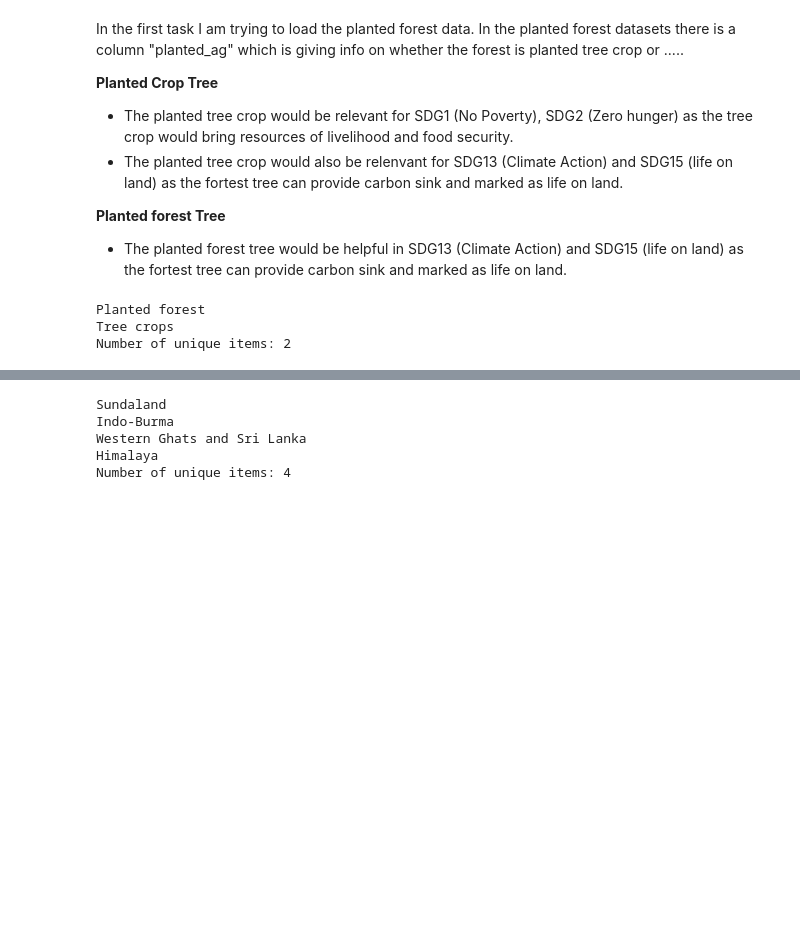
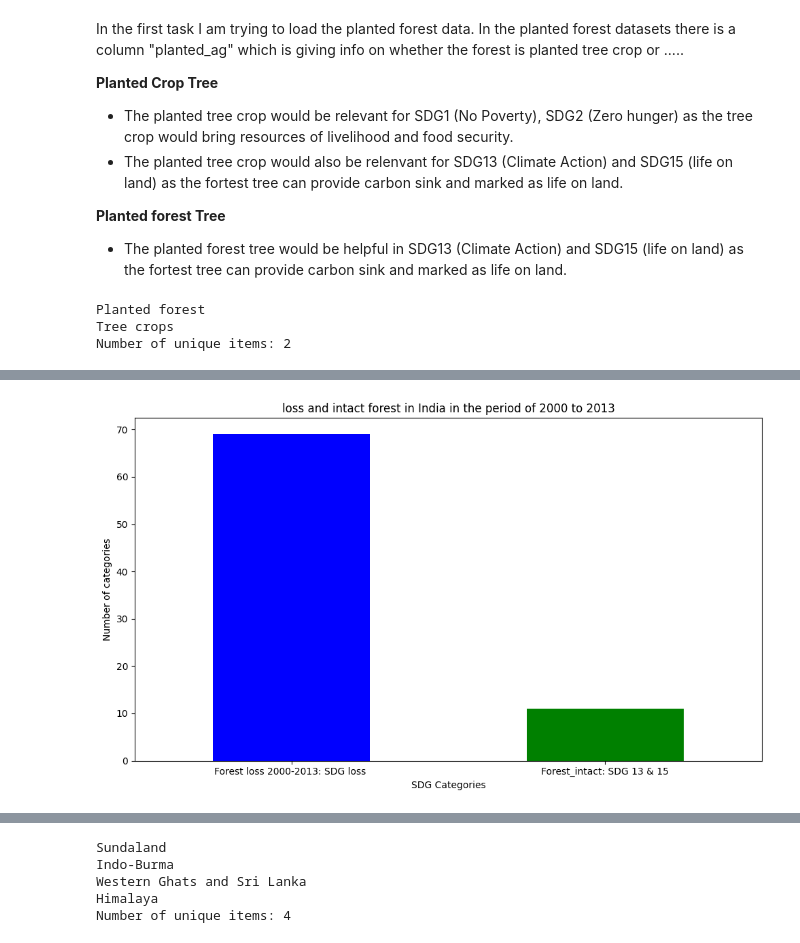
Before and after one commit to moja-global/Land_Sector_Datasets, a Jupyter notebook: Land_Sector_Data_Analysis/outreachy_ritugothwal_task_2/ritugothwal_SDG_mapping_task_2.ipynb, the cells around one changed output, grey strips where cells are left out. Saved outputs shown, nothing was run; the diff lists cells and outputs as text; code cells hidden in the pictures; blank space fills up the shorter version.

Commit message:
Update ritugothwal_SDG_mapping_task_2.ipynb
Added a one more section for mapping of attribute to the SDG.
Signed-off-by: Ritu Gothwal <gothwalritu@gmail.com>

```diff
--- a/Land_Sector_Data_Analysis/outreachy_ritugothwal_task_2/ritugothwal_SDG_mapping_task_2.ipynb
+++ b/Land_Sector_Data_Analysis/outreachy_ritugothwal_task_2/ritugothwal_SDG_mapping_task_2.ipynb
@@ -226,0 +320,17 @@ plt.show()
+# %%
+def forest_loss_to_sdg(row):
+    # List of known marine hotspots
+    forest_loss = [
+       # 'IFL2013',
+      'IFL loss 2000-2013'
+    ]
+
+    # Check if the planted trees are forest tree or the crop tree
+    if row['class_name'] in forest_loss:
+        return "Forest loss 2000-2013: SDG loss "
+    else:
+        return "Forest_intact: SDG 13 & 15"
+# %%
+# Apply the mapping functions
+
+ind_IFL_df['SDG_Mapping'] = ind_IFL_df.apply(forest_loss_to_sdg, axis=1)
@@ -226,0 +348,15 @@ plt.show()
+# %%
+# Create a bar chart
+sdg_counts = ind_IFL_df['SDG_Mapping'].value_counts()
+plt.figure(figsize=(10, 6))
+sdg_counts.plot(kind='bar', color=['blue', 'green'])
+plt.title('loss and intact forest in India in the period of 2000 to 2013')
+plt.xlabel('SDG Categories')
+plt.ylabel('Number of categories')
+plt.xticks(rotation=0)
+plt.tight_layout()
+
+# Display the plot
+plt.show()
+# %% [output]
+[figure, added]
```
Also changed, not shown: parts of 22 cells of this notebook.
